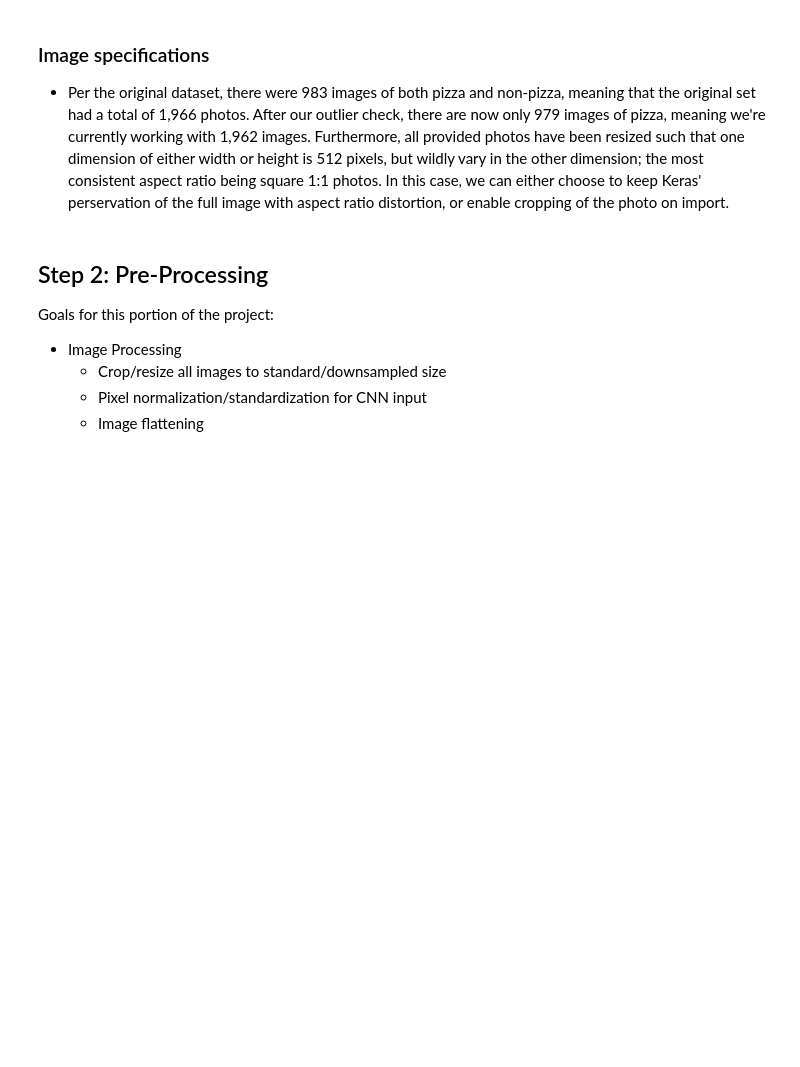
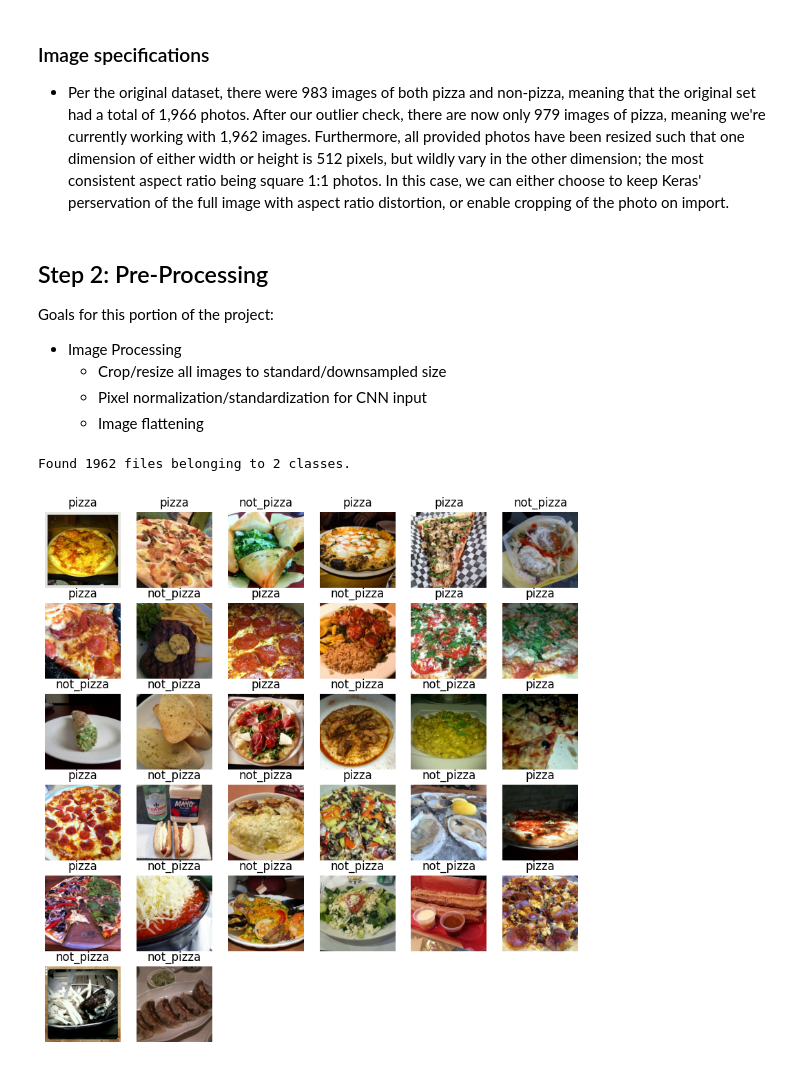
Before and after one commit to slouderback/ECS171-group-project, a Jupyter notebook: project.ipynb, the cells around one changed output. Saved outputs shown, nothing was run; the diff lists cells and outputs as text; code cells hidden in the pictures; blank space fills up the shorter version.

Commit message:
*Actual* pre-processing/model first draft
whoops

```diff
--- a/project.ipynb
+++ b/project.ipynb
@@ -79,3 +78,30 @@ Goals for this portion of the project:
+# %%
+# We can perform point 1 by setting hyperparameter crop_to_aspect_ratio as true upon importing the data
+# We can also resize by specifying the hyperparameter image_size, although this is done by default at 256x256
+newData = tf.keras.utils.image_dataset_from_directory(
+    "pizza_not_pizza",
+    labels='inferred',
+    label_mode='binary',
+    color_mode='rgb',
+    crop_to_aspect_ratio = True)
+
+plt.figure(figsize=(10, 10))
+class_names = newData.class_names
+for images, labels in newData.take(1):
+    for i in range(32): # Batch size is default of 32
+        ax = plt.subplot(6, 6, i + 1)
+        plt.imshow(images[i].numpy().astype("uint8"))
+        plt.title(class_names[int(np.array(labels[i])[0])])
+        plt.axis("off")
+
+# From the documents, we can implement a standardization layer in the model such that we don't have to pre-process beforehand
+from tensorflow.keras import layers
+normalization_layer = layers.Rescaling(1./255)
+
+# Flattening does not seem strictly necessary if we simply create the model with the raw pictures per the documents
+# %% [output]
+Found 1962 files belonging to 2 classes.
+[figure, added]
 # %% [markdown]
 ## Step 3: Model Creation
 
```
Also changed, not shown: parts of 9 cells of this notebook.
